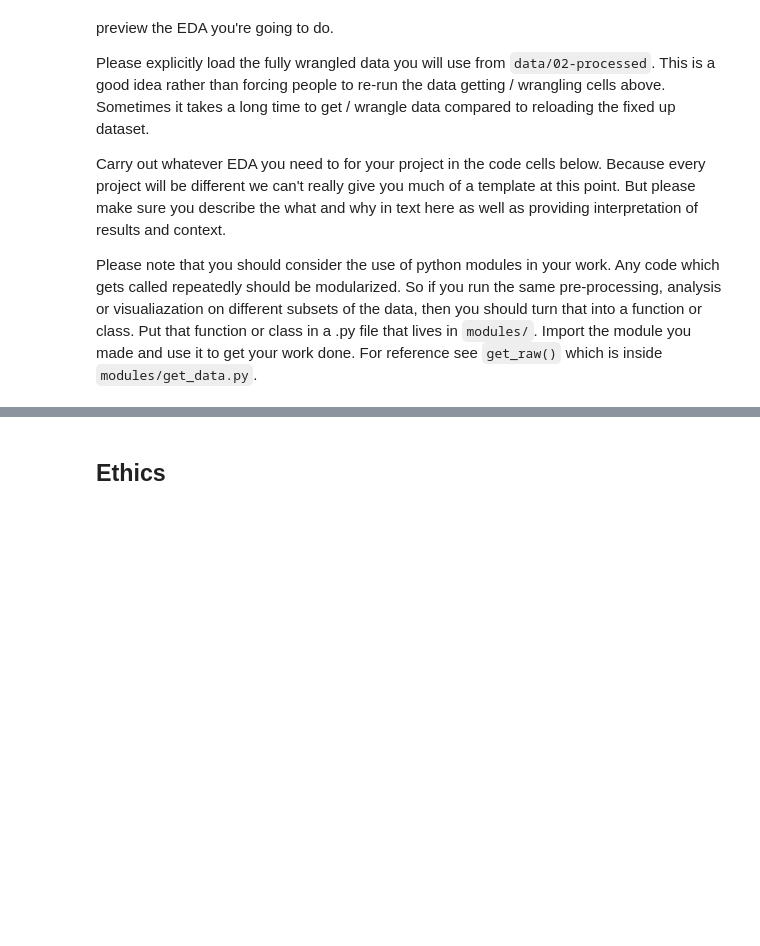
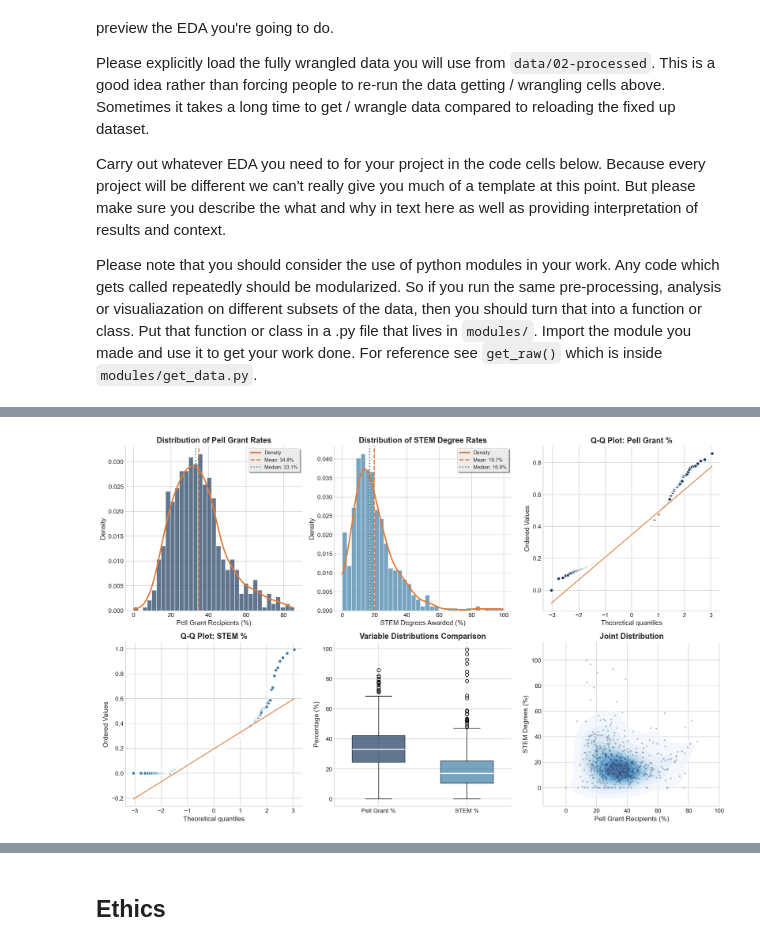
Before and after one commit to mrevanngo/STEM-Degree-Analysis, a Jupyter notebook: 02-EDACheckpoint.ipynb, the cells around one changed output, grey strips where cells are left out. Cells and saved outputs as stored; diff of their text form; code cells hidden in the pictures; blank space fills up the shorter version.

```diff
--- a/02-EDACheckpoint.ipynb
+++ b/02-EDACheckpoint.ipynb
@@ -220,0 +462,69 @@ Some more words and stuff.  Remember notebooks work best if you interleave the c
+# %%
+# Distribution plots
+fig, axes = plt.subplots(2, 3, figsize=(16, 10))
+
+# Pell histogram
+ax = axes[0, 0]
+ax.hist(df['PCTPELL'] * 100, bins=35, density=True, color=COLORS['primary'], alpha=0.7, edgecolor='white')
+x_kde = np.linspace(df['PCTPELL'].min() * 100, df['PCTPELL'].max() * 100, 200)
+kde = gaussian_kde(df['PCTPELL'].dropna() * 100)
+ax.plot(x_kde, kde(x_kde), color=COLORS['accent'], linewidth=2.5, label='Density')
+ax.axvline(df['PCTPELL'].mean() * 100, color=COLORS['accent'], linestyle='--', linewidth=2, label=f'Mean: {df["PCTPELL"].mean()*100:.1f}%')
+ax.axvline(df['PCTPELL'].median() * 100, color=COLORS['highlight'], linestyle=':', linewidth=2, label=f'Median: {df["PCTPELL"].median()*100:.1f}%')
+ax.set_xlabel('Pell Grant Recipients (%)')
+ax.set_ylabel('Density')
+ax.set_title('Distribution of Pell Grant Rates')
+ax.legend(loc='upper right', fontsize=9)
+
+# STEM histogram
+ax = axes[0, 1]
+ax.hist(df['STEM_PCT'] * 100, bins=35, density=True, color=COLORS['secondary'], alpha=0.7, edgecolor='white')
+x_kde = np.linspace(df['STEM_PCT'].min() * 100, df['STEM_PCT'].max() * 100, 200)
+kde = gaussian_kde(df['STEM_PCT'].dropna() * 100)
+ax.plot(x_kde, kde(x_kde), color=COLORS['accent'], linewidth=2.5, label='Density')
+ax.axvline(df['STEM_PCT'].mean() * 100, color=COLORS['accent'], linestyle='--', linewidth=2, label=f'Mean: {df["STEM_PCT"].mean()*100:.1f}%')
+ax.axvline(df['STEM_PCT'].median() * 100, color=COLORS['highlight'], linestyle=':', linewidth=2, label=f'Median: {df["STEM_PCT"].median()*100:.1f}%')
+ax.set_xlabel('STEM Degrees Awarded (%)')
+ax.set_ylabel('Density')
+ax.set_title('Distribution of STEM Degree Rates')
+ax.legend(loc='upper right', fontsize=9)
+
+# Q-Q plots
+ax = axes[0, 2]
+stats.probplot(df['PCTPELL'].dropna(), dist="norm", plot=ax)
+ax.get_lines()[0].set_markerfacecolor(COLORS['primary'])
+ax.get_lines()[0].set_markeredgecolor('white')
+ax.get_lines()[1].set_color(COLORS['accent'])
+ax.set_title('Q-Q Plot: Pell Grant %')
+
+ax = axes[1, 0]
+stats.probplot(df['STEM_PCT'].dropna(), dist="norm", plot=ax)
+ax.get_lines()[0].set_markerfacecolor(COLORS['secondary'])
+ax.get_lines()[0].set_markeredgecolor('white')
+ax.get_lines()[1].set_color(COLORS['accent'])
+ax.set_title('Q-Q Plot: STEM %')
+
+# Box plots
+ax = axes[1, 1]
+bp = ax.boxplot([df['PCTPELL'] * 100, df['STEM_PCT'] * 100], labels=['Pell Grant %', 'STEM %'], patch_artist=True, widths=0.6)
+for patch, color in zip(bp['boxes'], [COLORS['primary'], COLORS['secondary']]):
+    patch.set_facecolor(color)
+    patch.set_alpha(0.7)
+for median in bp['medians']:
+    median.set_color('white')
+    median.set_linewidth(2)
+ax.set_ylabel('Percentage (%)')
+ax.set_title('Variable Distributions Comparison')
+
+# Joint distribution
+ax = axes[1, 2]
+sns.kdeplot(data=df, x=df['PCTPELL']*100, y=df['STEM_PCT']*100, cmap='Blues', fill=True, alpha=0.7, ax=ax, levels=10)
+ax.scatter(df['PCTPELL']*100, df['STEM_PCT']*100, alpha=0.3, s=10, color=COLORS['primary'], edgecolors='none')
+ax.set_xlabel('Pell Grant Recipients (%)')
+ax.set_ylabel('STEM Degrees (%)')
+ax.set_title('Joint Distribution')
+
+plt.tight_layout()
+plt.show()
+# %% [output]
+[figure, added]
```
Also changed, not shown: parts of 26 cells of this notebook.
